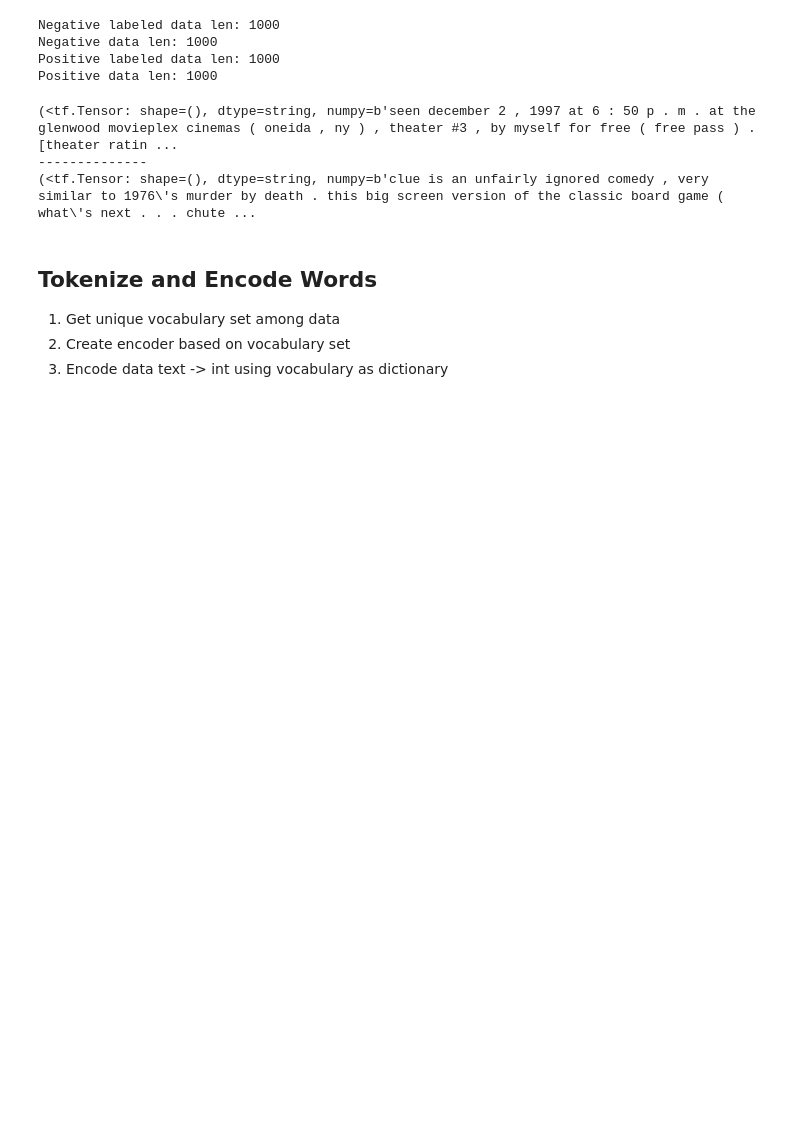
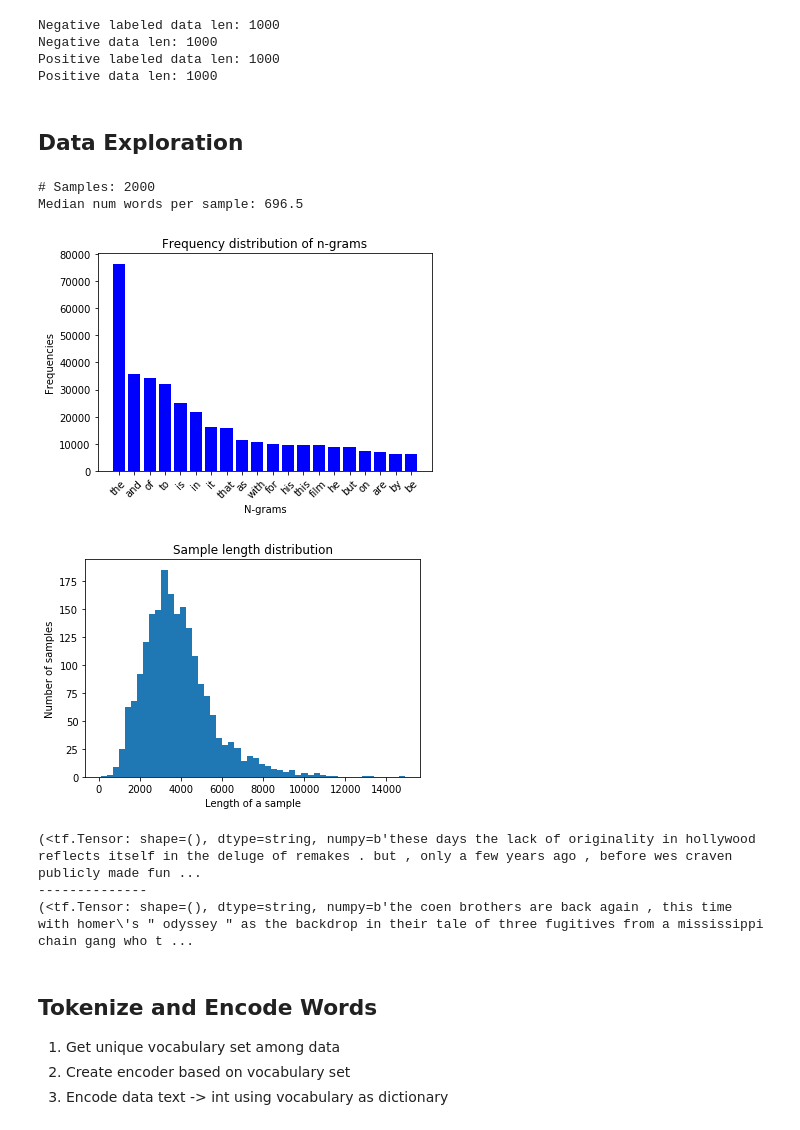
Before and after one commit to Mimran0715/AI_project_175, a Jupyter notebook: Project_Main.ipynb, the cells around one changed output. Cells and saved outputs as stored; diff of their text form; code cells hidden in the pictures; blank space fills up the shorter version.

Commit message:
train and plot

```diff
--- a/Project_Main.ipynb
+++ b/Project_Main.ipynb
@@ -24,29 +24,32 @@ labeled_data_sets = []
 neg_file_names = list(os.listdir(NEG_DIRECTORY_PATH))
 pos_file_names = list(os.listdir(POS_DIRECTORY_PATH))
 
-lines_list = []
+all_lines_list = []
+neg_lines_list = []
 for file_name in neg_file_names:
   file = open(os.path.join(NEG_DIRECTORY_PATH, file_name))
   lines = ''
   for line in file:
     lines += line.rstrip() + ' '
-  lines_list.append(lines)
+  neg_lines_list.append(lines)
+  all_lines_list.append(lines)
   file.close()
 
-lines_dataset = tf.data.Dataset.from_tensor_slices(lines_list)
+lines_dataset = tf.data.Dataset.from_tensor_slices(neg_lines_list)
 labeled_data_set = lines_dataset.map(lambda ex: (ex, 0))
 labeled_data_sets.append(labeled_data_set)
 
-lines_list = []
+pos_lines_list = []
 for file_name in pos_file_names:
   file = open(os.path.join(POS_DIRECTORY_PATH, file_name))
   lines = ''
   for line in file:
     lines += line.rstrip() + ' '
-  lines_list.append(lines)
+  pos_lines_list.append(lines)
+  all_lines_list.append(lines)
   file.close()
 
-lines_dataset = tf.data.Dataset.from_tensor_slices(lines_list)
+lines_dataset = tf.data.Dataset.from_tensor_slices(pos_lines_list)
 labeled_data_set = lines_dataset.map(lambda ex: (ex, 1))
 labeled_data_sets.append(labeled_data_set)
 # %% [markdown]
@@ -74,6 +77,20 @@ Negative labeled data len: 1000
 Negative data len: 1000
 Positive labeled data len: 1000
 Positive data len: 1000
+# %% [markdown]
+## Data Exploration
+# %%
+import explore_data as ed
+
+print("# Samples:", len(all_lines_list))
+print("Median num words per sample:", ed.get_num_words_per_sample(all_lines_list))
+ed.plot_frequency_distribution_of_ngrams(all_lines_list,num_ngrams=20)
+ed.plot_sample_length_distribution(all_lines_list)
+# %% [output]
+# Samples: 2000
+Median num words per sample: 696.5
+[figure, added]
+[figure, added]
 # %%
 for ex in neg_labeled_data.take(1):
   print(ex)
@@ -81,9 +98,9 @@ print("--------------")
 for ex in pos_labeled_data.take(1):
   print(ex)
 # %% [output]
-(<tf.Tensor: shape=(), dtype=string, numpy=b'seen december 2 , 1997 at 6 : 50 p . m . at the glenwood movieplex cinemas ( oneida , ny ) , theater #3 , by myself for free ( free pass ) . [theater ratin ...
+(<tf.Tensor: shape=(), dtype=string, numpy=b'these days the lack of originality in hollywood reflects itself in the deluge of remakes . but , only a few years ago , before wes craven publicly made fun ...
 --------------
-(<tf.Tensor: shape=(), dtype=string, numpy=b'clue is an unfairly ignored comedy , very similar to 1976\'s murder by death . this big screen version of the classic board game ( what\'s next . . . chute ...
+(<tf.Tensor: shape=(), dtype=string, numpy=b'the coen brothers are back again , this time with homer\'s " odyssey " as the backdrop in their tale of three fugitives from a mississippi chain gang who t ...
 # %% [markdown]
 ## Tokenize and Encode Words
 
```
Also changed, not shown: parts of 30 cells of this notebook, 1 other file.
